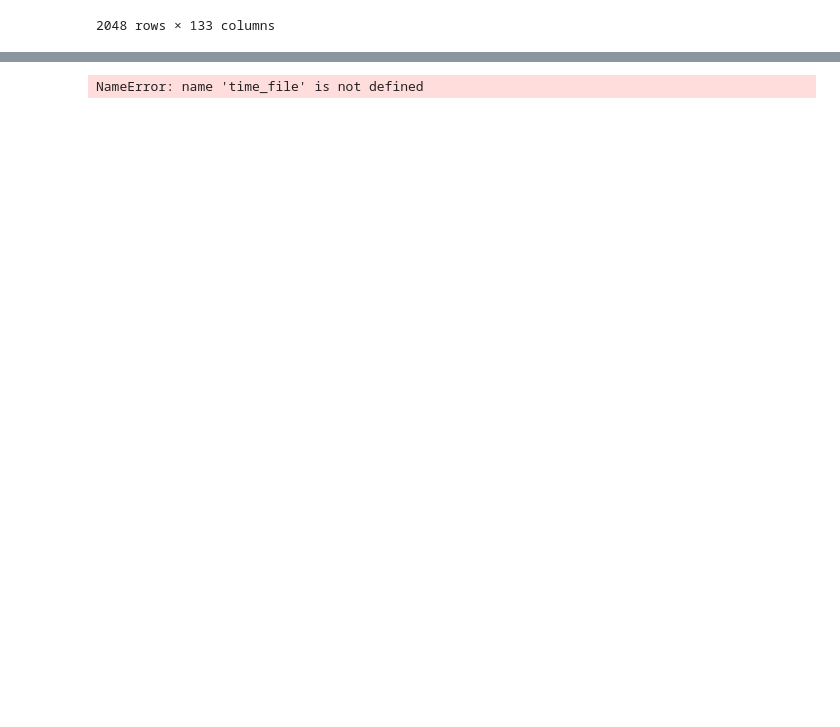
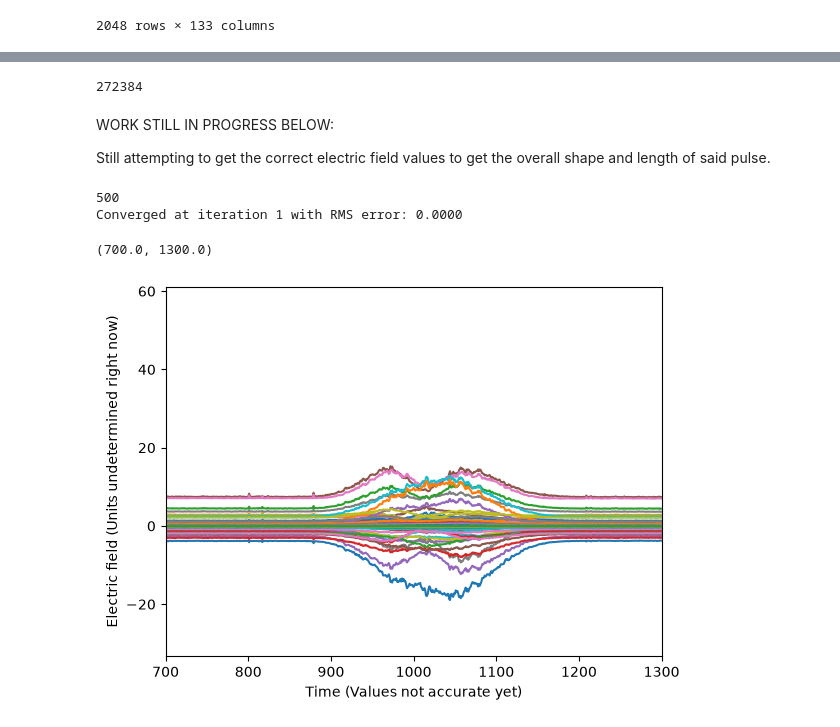
Before and after one commit to austhayes/Frequency-Resolved-Optical-Gating-FROG-script, a Jupyter notebook: 2_FROGAnalysis.ipynb, the cells around one changed output, grey strips where cells are left out. Saved outputs shown, nothing was run; the diff lists cells and outputs as text; code cells hidden in the pictures; blank space fills up the shorter version.

```diff
--- a/2_FROGAnalysis.ipynb
+++ b/2_FROGAnalysis.ipynb
@@ -60,7 +49,25 @@ array([472.22010256 +0.j        ,  30.59523751+74.36686869j,
-# %%
-#Declare an instance of the class:
-fit = frog.fitting()
-# %%
-fit.fitted_data(time_file, wave_file, data_file, 100)
-# %% [output]
-NameError: name 'time_file' is not defined
+# %%
+field = frog.obtain_field()
+# %%
+new_df.size
+# %% [output]
+272384
+# %% [markdown]
+WORK STILL IN PROGRESS BELOW:
+
+Still attempting to get the correct electric field values to get the overall shape and length of said pulse.
+# %%
+import pandas as pd
+import matplotlib.pyplot as plt
+
+E_t = field.projection(new_df, freq, max_iterations = 500)[0]
+
+plt.plot(E_t)
+plt.ylabel('Electric field (Units undetermined right now)')
+plt.xlabel('Time (Values not accurate yet)')
+plt.xlim(700, 1300)
+# %% [output]
+500
+Converged at iteration 1 with RMS error: 0.0000
+(700.0, 1300.0)
+[figure, added]
```
Also changed, not shown: parts of 3 cells of this notebook, 2 other files.
